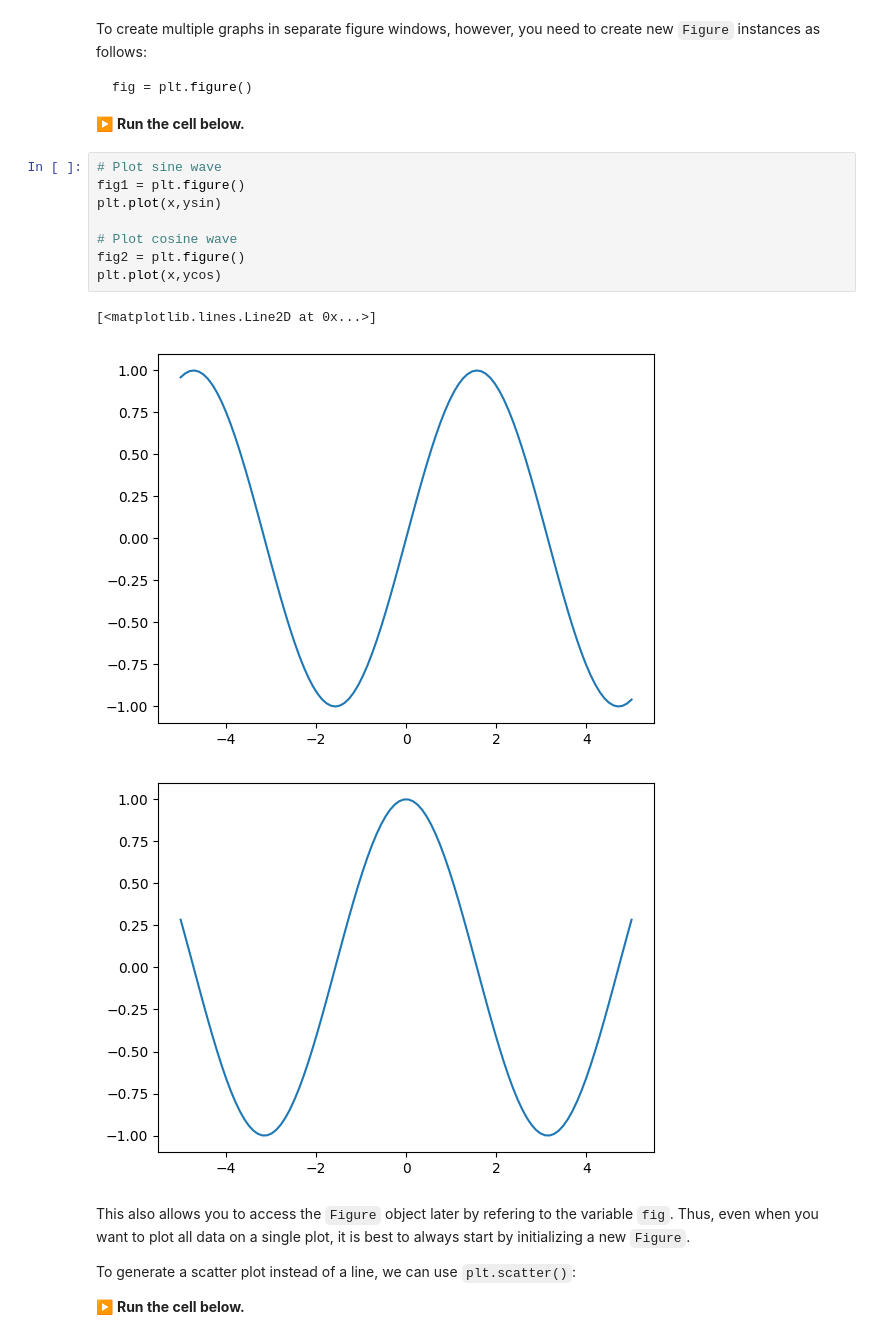
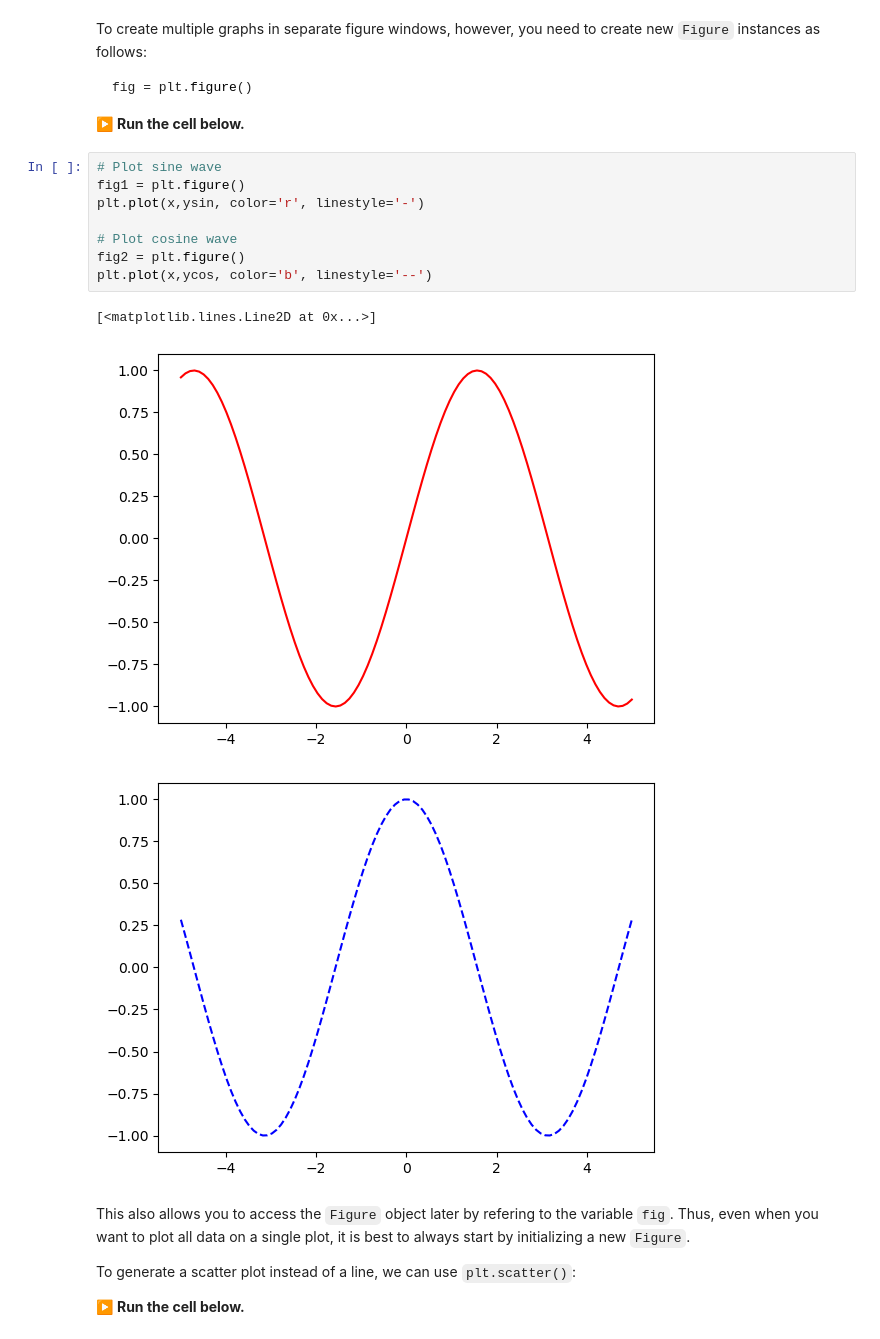
Before and after one commit to Minteb/Numpy-for-geospatial-science, a Jupyter notebook: Matplotlib.ipynb, the cells around one changed output. Drawn from its saved outputs; the diff is of its cells as text.

```diff
--- a/Matplotlib.ipynb
+++ b/Matplotlib.ipynb
@@ -126,15 +142,15 @@ fig = plt.figure()
 # %%
 # Plot sine wave
 fig1 = plt.figure()
-plt.plot(x,ysin)
+plt.plot(x,ysin, color='r', linestyle='-')
 
 # Plot cosine wave
 fig2 = plt.figure()
-plt.plot(x,ycos)
+plt.plot(x,ycos, color='b', linestyle='--')
 # %% [output]
 [<matplotlib.lines.Line2D at 0x...>]
-[figure, old version]
+[figure, new version]
-[figure, old version]
+[figure, new version]
 # %% [markdown]
 This also allows you to access the `Figure` object later by refering to the variable `fig`. Thus, even when you want to plot all data on a single plot, it is best to always start by initializing a new `Figure`.
 
```
Also changed, not shown: parts of 36 cells of this notebook.
